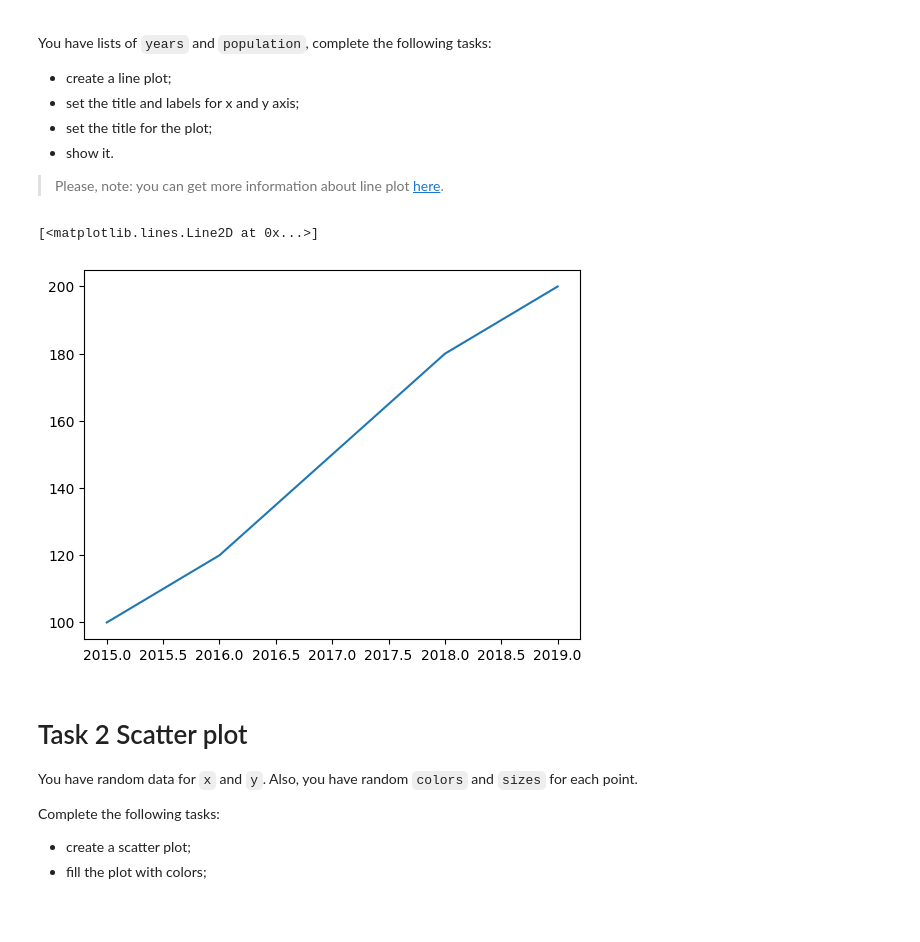
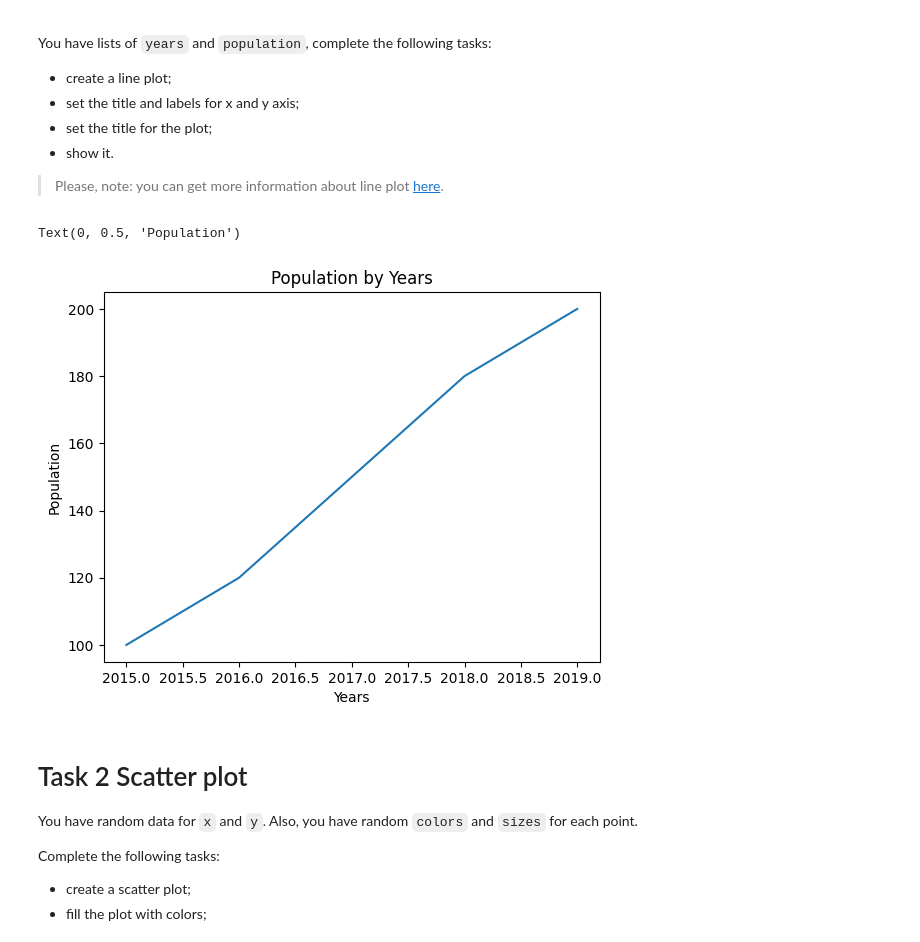
Before and after one commit to mate-academy/py-matplotlib, a Jupyter notebook: app/matplotlib.ipynb, the cells around one changed output. Saved outputs shown, nothing was run; the diff lists cells and outputs as text; code cells hidden in the pictures; blank space fills up the shorter version.

```diff
--- a/app/matplotlib.ipynb
+++ b/app/matplotlib.ipynb
@@ -17,11 +17,14 @@ You have lists of `years` and `population`, complete the following tasks:
 # %%
 years = [2015, 2016, 2017, 2018, 2019]
 population = [100, 120, 150, 180, 200]
 
 plt.plot(years, population)
+plt.title('Population by Years')
+plt.xlabel('Years')
+plt.ylabel('Population')
 # %% [output]
-[<matplotlib.lines.Line2D at 0x...>]
+Text(0, 0.5, 'Population')
-[figure, old version]
+[figure, new version]
 # %% [markdown]
 # Task 2 Scatter plot
 
```
Also changed, not shown: parts of 4 cells of this notebook.
